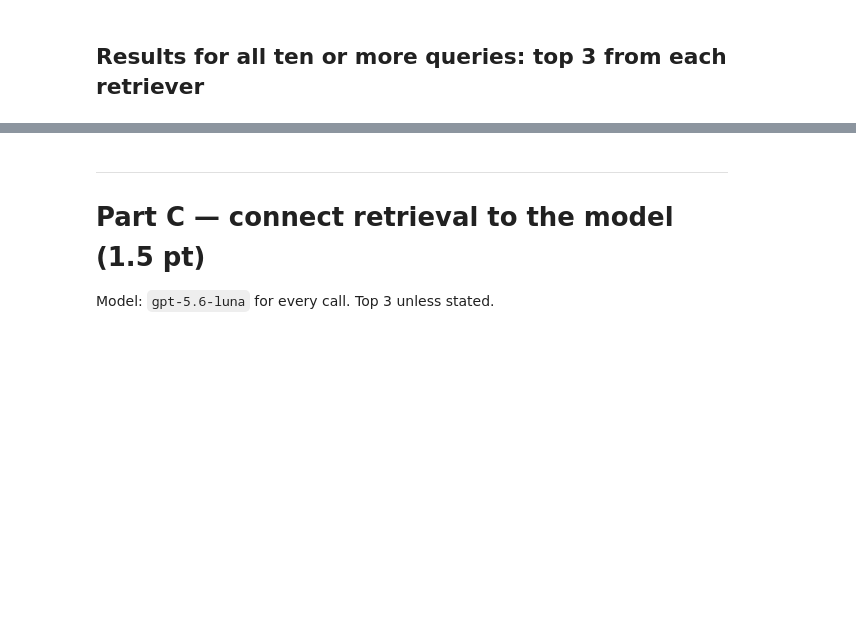
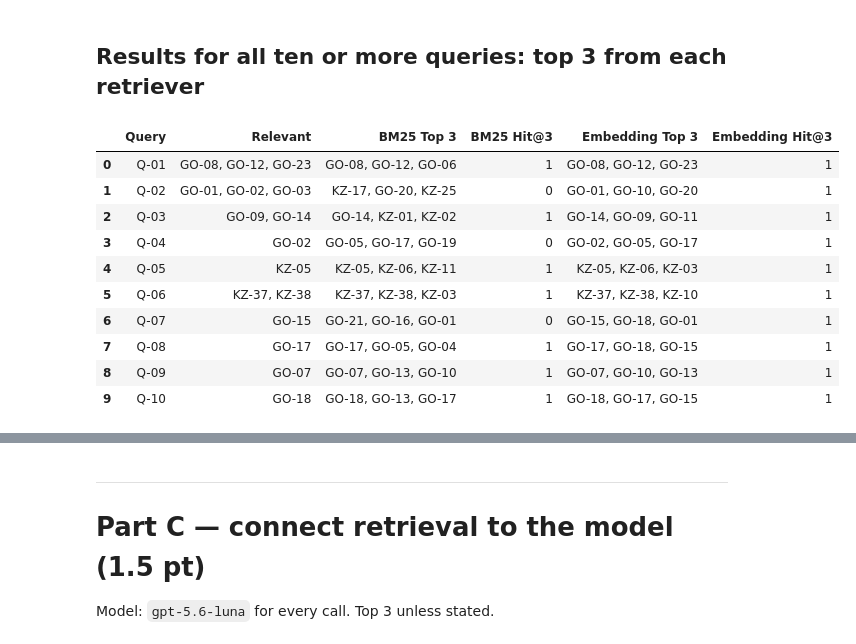
Before and after one commit to aiziya-sagyntay/css4007-hw3, a Jupyter notebook: HW3.ipynb, the cells around one changed output, grey strips where cells are left out. Drawn from its saved outputs; the diff is of its cells as text; code cells hidden in the pictures; blank space fills up the shorter version.

```diff
--- a/HW3.ipynb
+++ b/HW3.ipynb
@@ -358,2 +458,9 @@ Load `data/corpus.jsonl` and `data/queries.json`.
 # %% [markdown]
 ## B2 — EmbeddingGemma (`google/embeddinggemma-300m`) with `encode_document` / `encode_query`
+# %%
+
+from google.colab import userdata
+
+hf_token = userdata.get("HF_TOKEN")
+
+print("HF_TOKEN loaded:", bool(hf_token))
@@ -369,2 +653,73 @@ Write them, and their `relevant` chunk ids, **before** you run them. Say which o
 # %% [markdown]
 ## Results for all ten or more queries: top 3 from each retriever
+# %%
+
+import pandas as pd
+import numpy as np
+from sklearn.metrics.pairwise import cosine_similarity
+
+# Encode all 10 queries
+all_texts = [q["text"] for q in all_queries]
+
+all_embeddings = embedding_model.encode_query(
+    all_texts,
+    batch_size=4,
+    convert_to_numpy=True
+)
+
+all_similarities = cosine_similarity(
+    all_embeddings, document_embeddings
+)
+
+comparison_rows = []
+bm25_top3 = {}
+embedding_top3 = {}
+
+for q, scores in zip(all_queries, all_similarities):
+    qid = q["id"]
+    relevant = set(q["relevant"])
+
+    # BM25 results
+    bm_results = bm25_search(q["text"], top_k=3)
+    bm25_top3[qid] = bm_results
+    bm_ids = [chunk["id"] for chunk, score in bm_results]
+    bm_hit = int(any(doc_id in relevant for doc_id in bm_ids))
+
+    # EmbeddingGemma results
+    top_indices = np.argsort(scores)[::-1][:3]
+    emb_results = [
+        (corpus[int(i)], float(scores[i]))
+        for i in top_indices
+    ]
+    embedding_top3[qid] = emb_results
+    emb_ids = [chunk["id"] for chunk, score in emb_results]
+    emb_hit = int(any(doc_id in relevant for doc_id in emb_ids))
+
+    comparison_rows.append({
+        "Query": qid,
+        "Relevant": ", ".join(sorted(relevant)),
+        "BM25 Top 3": ", ".join(bm_ids),
+        "BM25 Hit@3": bm_hit,
+        "Embedding Top 3": ", ".join(emb_ids),
+        "Embedding Hit@3": emb_hit
+    })
+
+comparison_df = pd.DataFrame(comparison_rows)
+
+display(comparison_df)
+
+print("\nOVERALL RESULTS")
+print("BM25 Hit@3:", comparison_df["BM25 Hit@3"].mean())
+print("Embedding Hit@3:", comparison_df["Embedding Hit@3"].mean())
+# %% [output]
+|  | Query | Relevant | BM25 Top 3 | BM25 Hit@3 | Embedding Top 3 | Embedding Hit@3 |
+| 0 | Q-01 | GO-08, GO-12, GO-23 | GO-08, GO-12, GO-06 | 1 | GO-08, GO-12, GO-23 | 1 |
+| 1 | Q-02 | GO-01, GO-02, GO-03 | KZ-17, GO-20, KZ-25 | 0 | GO-01, GO-10, GO-20 | 1 |
+| 2 | Q-03 | GO-09, GO-14 | GO-14, KZ-01, KZ-02 | 1 | GO-14, GO-09, GO-11 | 1 |
+| 3 | Q-04 | GO-02 | GO-05, GO-17, GO-19 | 0 | GO-02, GO-05, GO-17 | 1 |
+| 4 | Q-05 | KZ-05 | KZ-05, KZ-06, KZ-11 | 1 | KZ-05, KZ-06, KZ-03 | 1 |
+| 5 | Q-06 | KZ-37, KZ-38 | KZ-37, KZ-38, KZ-03 | 1 | KZ-37, KZ-38, KZ-10 | 1 |
+| 6 | Q-07 | GO-15 | GO-21, GO-16, GO-01 | 0 | GO-15, GO-18, GO-01 | 1 |
+| 7 | Q-08 | GO-17 | GO-17, GO-05, GO-04 | 1 | GO-17, GO-18, GO-15 | 1 |
+| 8 | Q-09 | GO-07 | GO-07, GO-13, GO-10 | 1 | GO-07, GO-10, GO-13 | 1 |
+| 9 | Q-10 | GO-18 | GO-18, GO-13, GO-17 | 1 | GO-18, GO-17, GO-15 | 1 |
```
Also changed, not shown: parts of 11 cells of this notebook.
